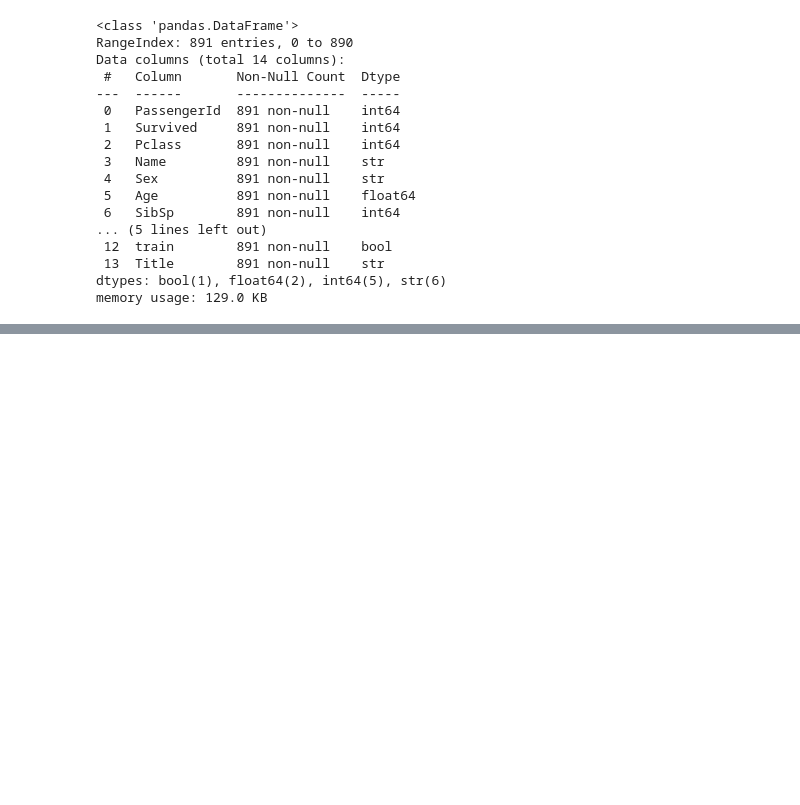
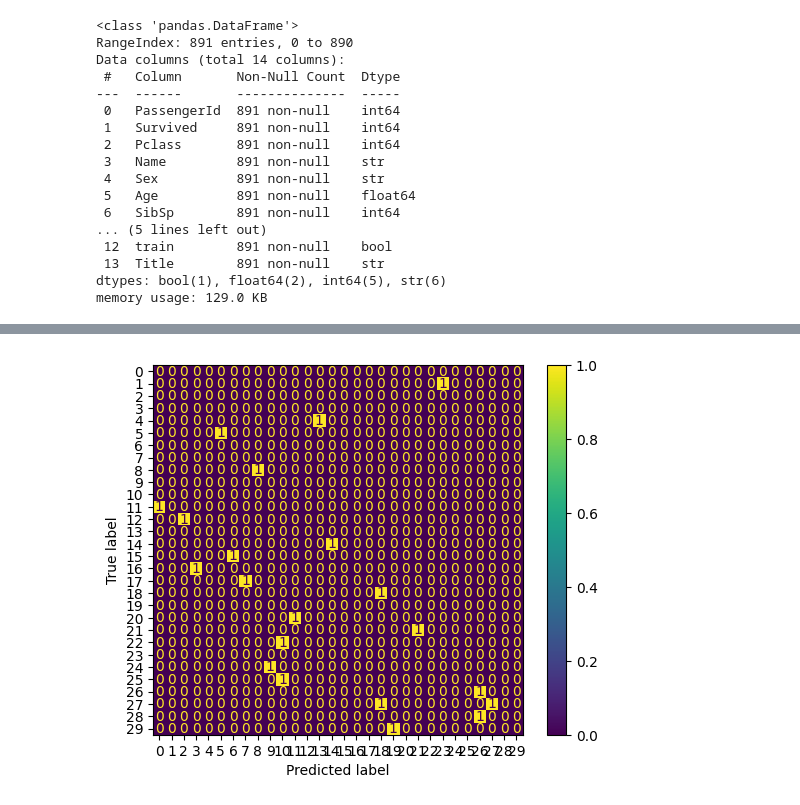
Before and after one commit to berkasin01/kaggle_competitions, a Jupyter notebook: titanic_surviver/titanic_resub_v003.ipynb, the cells around one changed output, grey strips where cells are left out. Drawn from its saved outputs; the diff is of its cells as text; code cells hidden in the pictures; blank space fills up the shorter version.

```diff
--- a/titanic_surviver/titanic_resub_v003.ipynb
+++ b/titanic_surviver/titanic_resub_v003.ipynb
@@ -107,0 +123,27 @@ TypeError: only integer scalar arrays can be converted to a scalar index
+# %%
+scalers = {}
+all_cols = cabin_X_train.columns.to_list()
+for col in all_cols:
+    if col in num_cols:
+        ss = StandardScaler()
+        X_train[col] = ss.fit_transform(X_train[[col]])
+        X_test[col] = ss.transform(X_test[[col]])
+        scalers[col] = ss
+# %%
+from sklearn.ensemble import RandomForestClassifier
+
+rfc = RandomForestClassifier()
+rfc.fit(X_train, y_train)
+# %%
+y_hat = rfc.predict(X_test)
+# %%
+from sklearn.metrics import confusion_matrix,ConfusionMatrixDisplay
+import matplotlib.pyplot as plt
+
+cm = confusion_matrix(y_test,y_hat)
+# %%
+disp = ConfusionMatrixDisplay(cm)
+disp.plot()
+plt.show()
+# %% [output]
+[figure, added]
```
Also changed, not shown: parts of 5 cells of this notebook.
